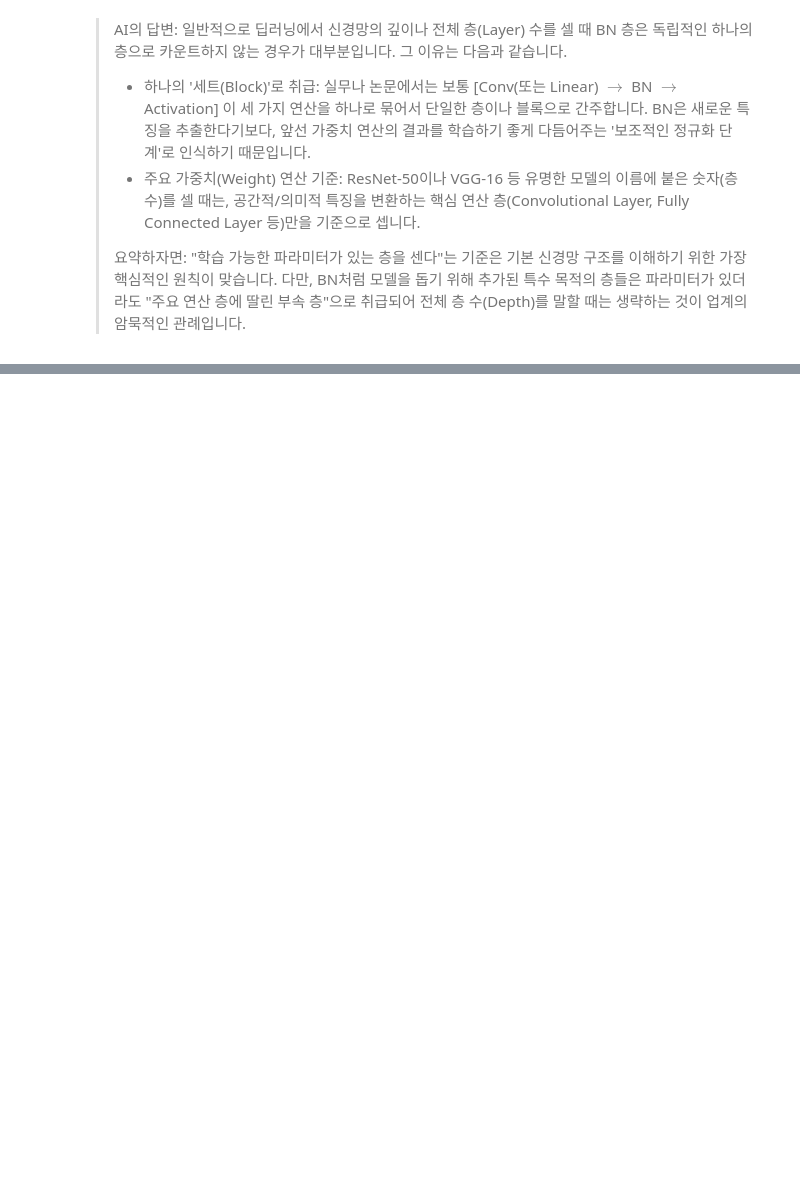
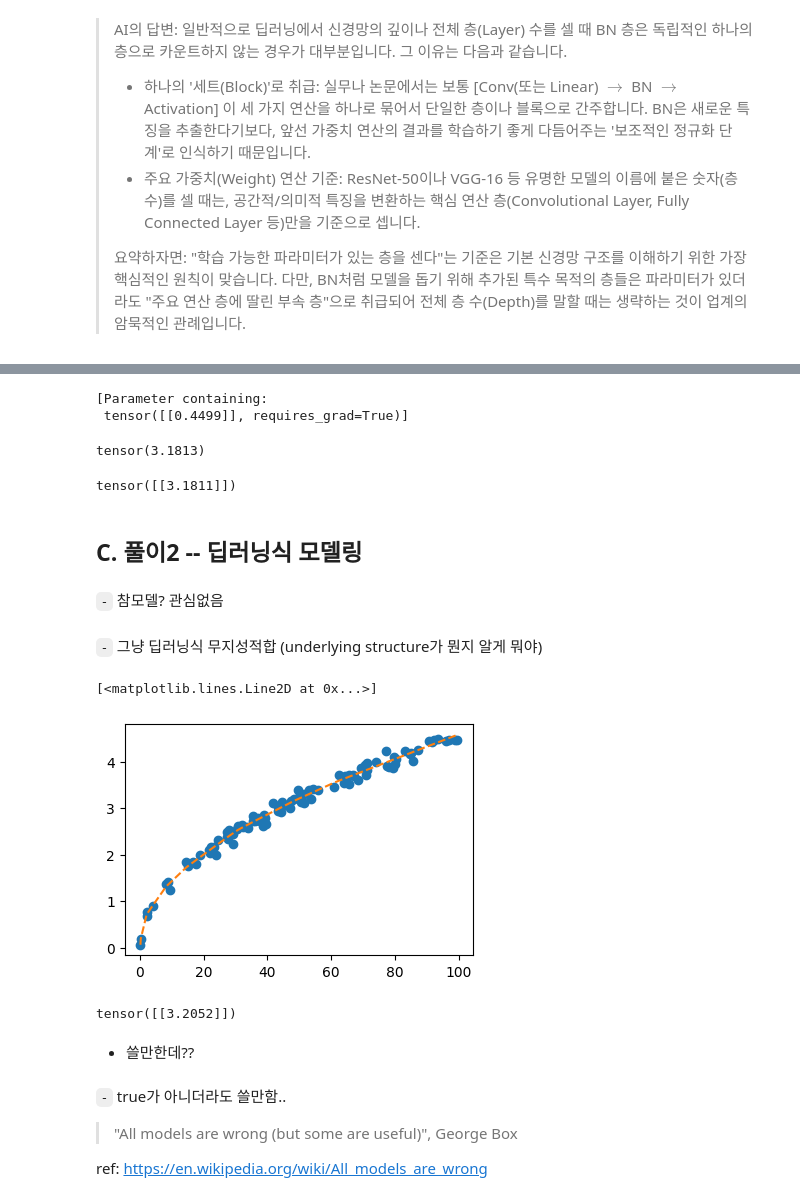
Before and after one commit to guebin/DL2026, a Jupyter notebook: posts/07wk.ipynb, the cells around one changed output, grey strips where cells are left out. Cells and saved outputs as stored; diff of their text form; code cells hidden in the pictures; blank space fills up the shorter version.

```diff
--- a/posts/07wk.ipynb
+++ b/posts/07wk.ipynb
@@ -273,0 +559,43 @@ torch.nn.Sequential(
+# %%
+list(net.parameters())
+# %% [output]
+[Parameter containing:
+ tensor([[0.4499]], requires_grad=True)]
+# %%
+0.4499 * torch.sqrt(torch.tensor(50))
+# %% [output]
+tensor(3.1813)
+# %%
+Xnew = torch.sqrt(torch.tensor([[50]]))
+net(Xnew).data
+# %% [output]
+tensor([[3.1811]])
+# %% [markdown]
+## C. 풀이2 -- 딥러닝식 모델링
+# %% [markdown]
+`-` 참모델? 관심없음
+# %% [markdown]
+`-` 그냥 딥러닝식 무지성적합 (underlying structure가 뭔지 알게 뭐야)
+# %%
+X = torch.tensor(height).reshape(-1,1)
+Y = torch.tensor(fall_time).reshape(-1,1)
+# 천하무적 네트워크
+torch.manual_seed(43052)
+net = torch.nn.Sequential(
+    torch.nn.Linear(1,512),
+    torch.nn.ReLU(),
+    torch.nn.Linear(512,1),
+)
+loss_fn = torch.nn.MSELoss()
+optimizer = torch.optim.Adam(net.parameters())
+#---#
+for epoch in range(100):
+    # step1
+    Yhat = net(X)
+    # step2
+    loss = loss_fn(Yhat,Y)
+    # step3
+    loss.backward()
+    # step4
+    optimizer.step()
+    optimizer.zero_grad()
@@ -273,0 +613,20 @@ torch.nn.Sequential(
+# %%
+#plt.plot(height,fall_time,'o')
+plt.plot(X,Y,'o')
+plt.plot(X,net(X).data,'--')
+# %% [output]
+[<matplotlib.lines.Line2D at 0x...>]
+[figure, added]
+# %%
+Xnew = torch.tensor([[50.00]])
+net(Xnew).data
+# %% [output]
+tensor([[3.2052]])
+# %% [markdown]
+- 쓸만한데??
+# %% [markdown]
+`-` true가 아니더라도 쓸만함..
+
+> "All models are wrong (but some are useful)", George Box
+
+ref: <https://en.wikipedia.org/wiki/All_models_are_wrong>
```
Also changed, not shown: parts of 72 cells of this notebook, 4 other files.
